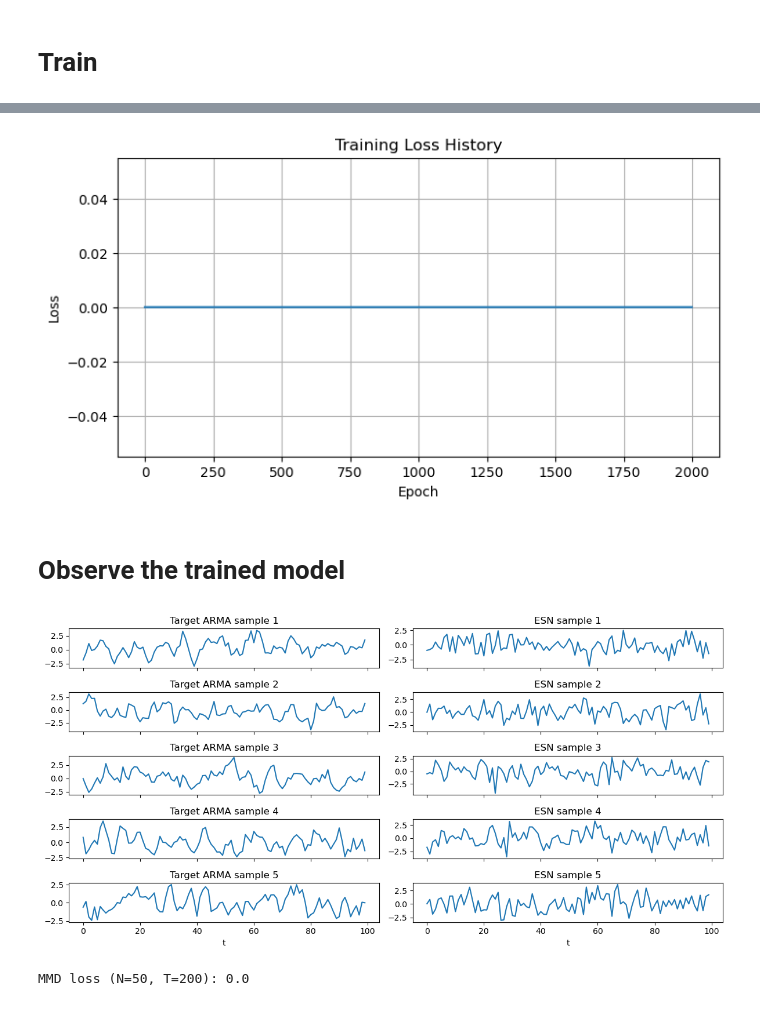
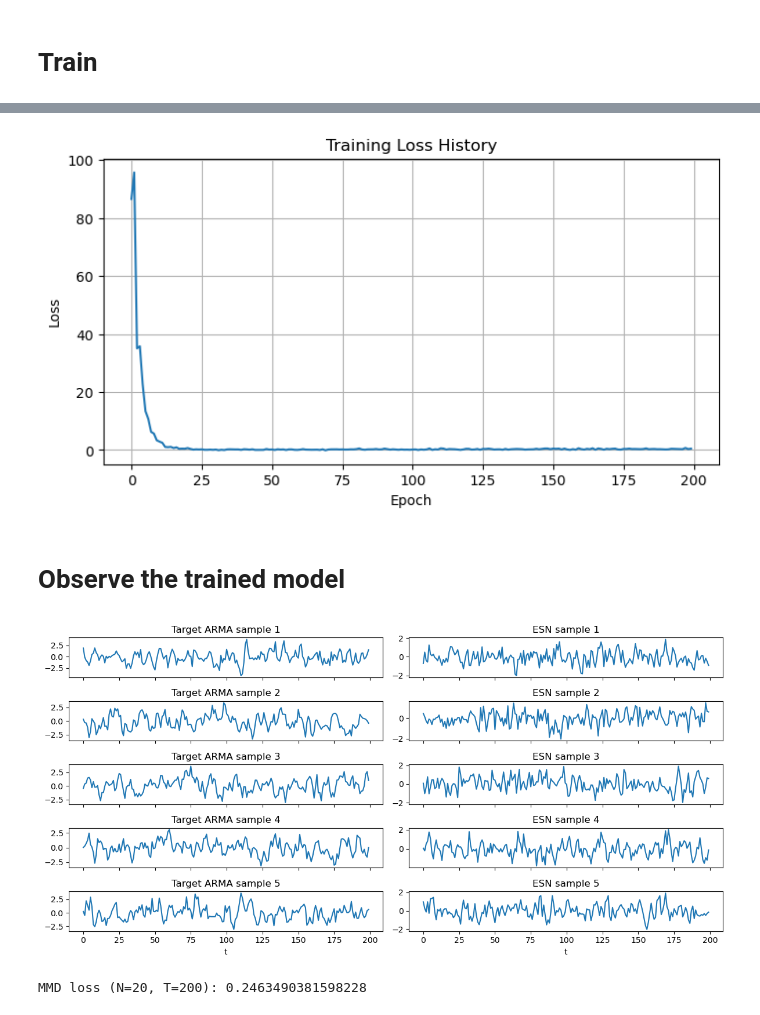
Before and after one commit to omersuder5/My_trial_space, a Jupyter notebook: test.ipynb, the cells around one changed output, grey strips where cells are left out. Saved outputs shown, nothing was run; the diff lists cells and outputs as text; code cells hidden in the pictures.

```diff
--- a/test.ipynb
+++ b/test.ipynb
@@ -59,7 +62,7 @@ rbf_kernel = ksig_disc.kernels.RBFKernel(sigma=static_sigma)
 # %%
 # Generator and ESN details ----------------------
 T = 200 # length of time series
-N = 50  # number of samples
+N = 20  # number of samples
 d = 1   # dimension of time series
 p = 2   # AR order
 q = 0   # MA order
@@ -91,7 +94,7 @@ lead_lag = False
 lags = 1
 
 # Training details ------------------------------
-epochs=2000
+epochs=200
 batch_size=20
 lr=1e-3
 # %% [markdown]
@@ -200,30 +207,30 @@ plt.ylabel("Loss")
 plt.grid(True)
 plt.show()
 # %% [output]
-[figure, old version]
+[figure, new version]
 # %% [markdown]
 # Observe the trained model
 # %%
-T_plot = 100
+T_plot = T
 N_plot = 5
 
 esn.eval()
 with torch.no_grad():
     X_tgt = x_ar.generate(N=N_plot, noise=Noise("normal")).cpu()   # (5,T,1)
     Z_esn = esn(T=T_plot, N=N_plot).cpu()                          # (5,T,1)
 
 fig, axes = plt.subplots(nrows=N_plot, ncols=2, figsize=(12, 1.2 * N_plot), sharex=True)
 for i in range(N_plot):
     axes[i, 0].plot(X_tgt[i, :, 0].numpy())
     axes[i, 0].set_title(f"Target ARMA sample {i+1}")
     axes[i, 1].plot(Z_esn[i, :, 0].numpy())
     axes[i, 1].set_title(f"ESN sample {i+1}")
 for ax in axes[-1, :]:
     ax.set_xlabel("t")
 plt.tight_layout()
 plt.show()
 # %% [output]
-[figure, old version]
+[figure, new version]
 # %%
 device = esn.W.device
 dtype = esn.A.dtype
@@ -242,4 +249,4 @@ mmd_value = compute_mmd_loss(kernel, Xk, Zk, lead_lag, lags)
 
 print(f"MMD loss (N={N}, T={T}):", float(mmd_value.detach().cpu()))
 # %% [output]
-MMD loss (N=50, T=200): 0.0
+MMD loss (N=20, T=200): 0.2463490381598228
```
Also changed, not shown: parts of 5 cells of this notebook, 11 other files.
